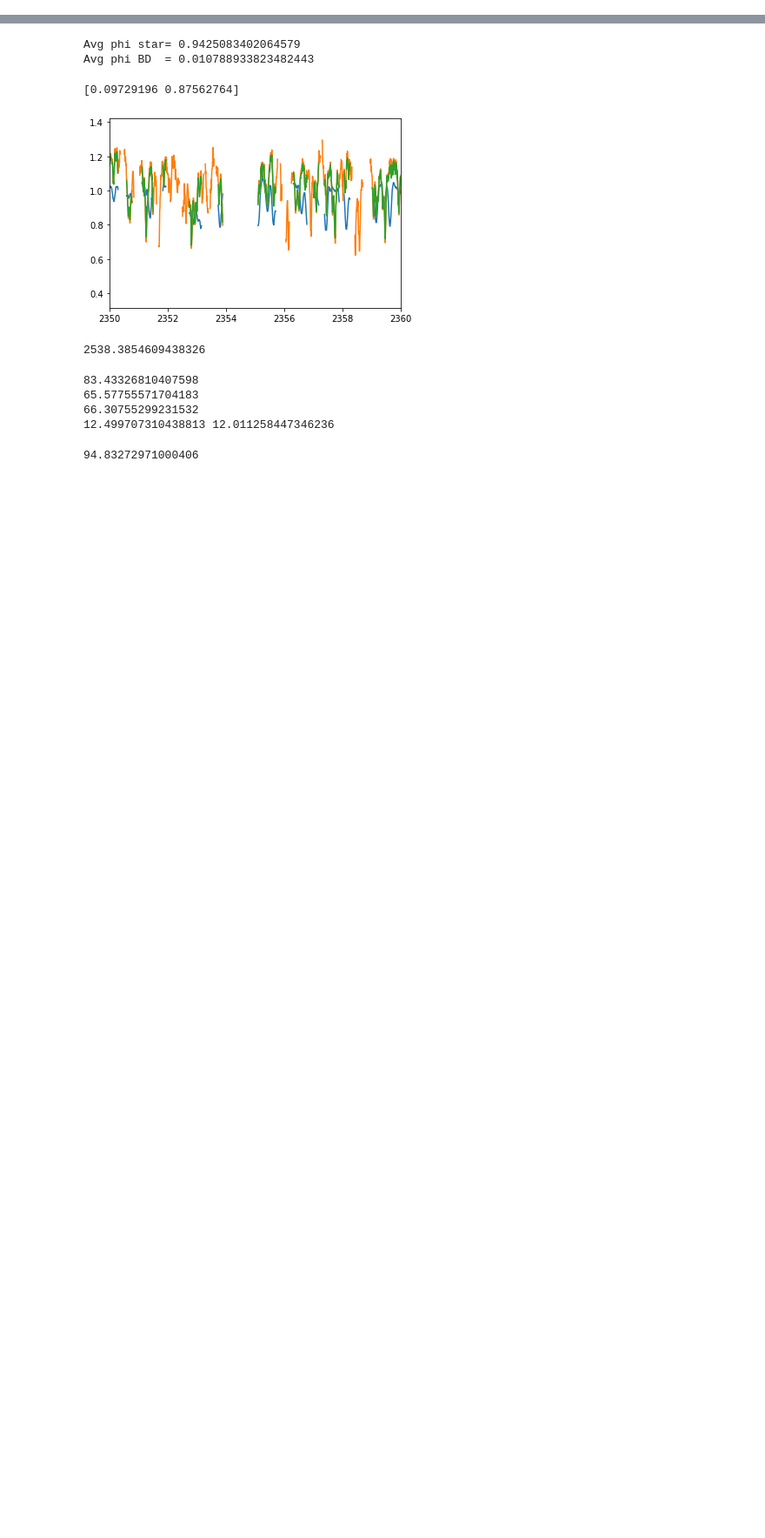
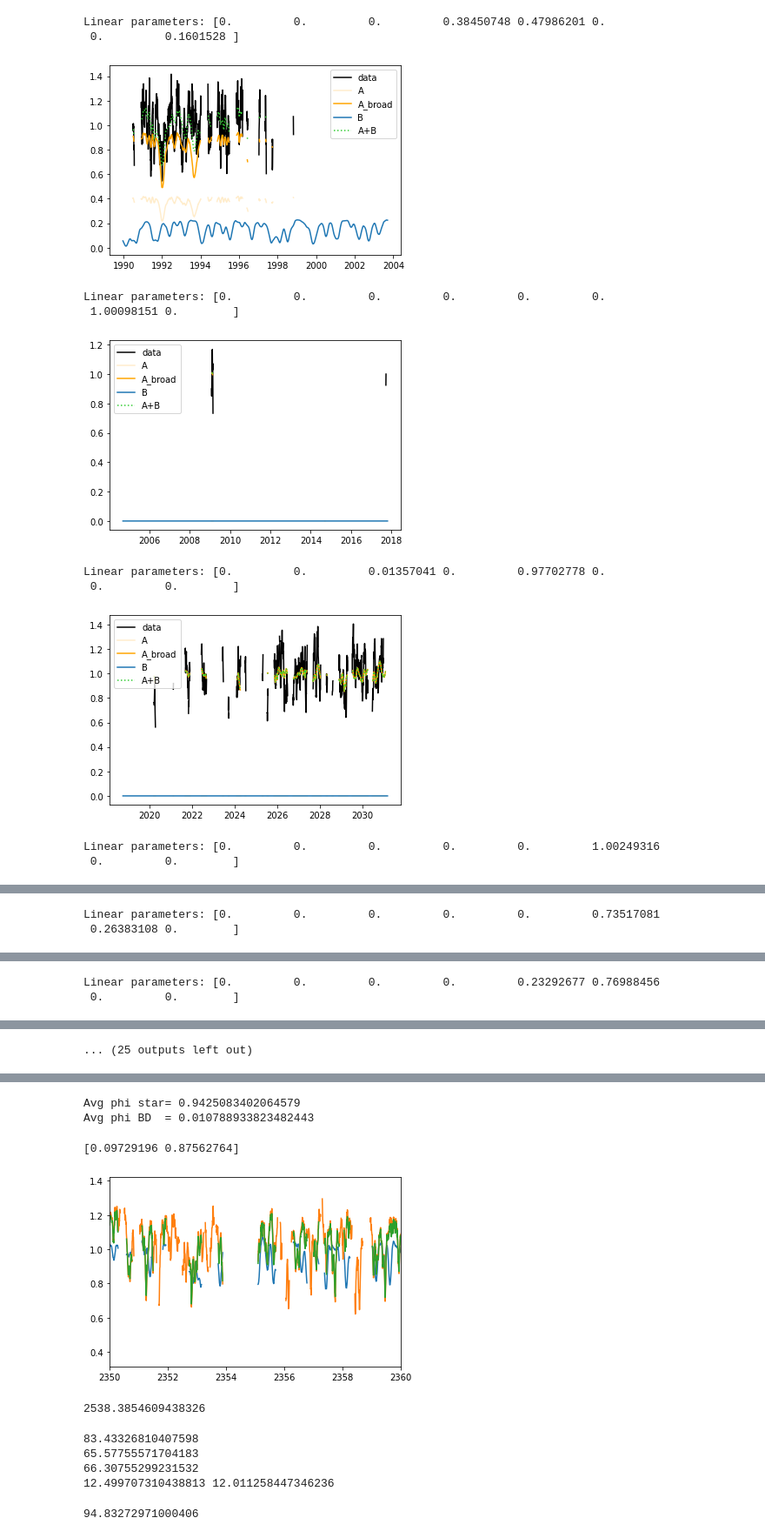
Before and after one commit to NatalieGrasser/atm_retrieval, a Jupyter notebook: atm_retrieval/debugging.ipynb, the cells around one changed output, grey strips where cells are left out. Shown at 87% size. Saved outputs shown, nothing was run; the diff lists cells and outputs as text; code cells hidden in the pictures; blank space fills up the shorter version.

```diff
--- a/atm_retrieval/debugging.ipynb
+++ b/atm_retrieval/debugging.ipynb
@@ -101,0 +123,16 @@ def init_retrieval(brown_dwarf='2M0355',PT_type='PTgrad',chem='freechem',
+# %%
+retrieval2=init_retrieval(brown_dwarf='ROXs12B',PT_type='PTgrad',chem='freechem',Nlive=50,tol=50)
+lnl= retrieval2.PMN_lnL()
+lnl
+# %% [output]
+Linear parameters: [0.         0.         0.         0.38450748 0.47986201 0.
+ 0.         0.1601528 ]
+[figure, added]
+Linear parameters: [0.         0.         0.         0.         0.         0.
+ 1.00098151 0.        ]
+[figure, added]
+Linear parameters: [0.         0.         0.01357041 0.         0.97702778 0.
+ 0.         0.        ]
+[figure, added]
+Linear parameters: [0.         0.         0.         0.         0.         1.00249316
+ 0.         0.        ]
@@ -101,0 +140,2 @@ def init_retrieval(brown_dwarf='2M0355',PT_type='PTgrad',chem='freechem',
+Linear parameters: [0.         0.         0.         0.         0.         0.73517081
+ 0.26383108 0.        ]
@@ -101,0 +143,2 @@ def init_retrieval(brown_dwarf='2M0355',PT_type='PTgrad',chem='freechem',
+Linear parameters: [0.         0.         0.         0.         0.23292677 0.76988456
+ 0.         0.        ]
@@ -101,0 +146 @@ def init_retrieval(brown_dwarf='2M0355',PT_type='PTgrad',chem='freechem',
+... (25 outputs left out)
```
Also changed, not shown: parts of 6 cells of this notebook, 6 other files.
